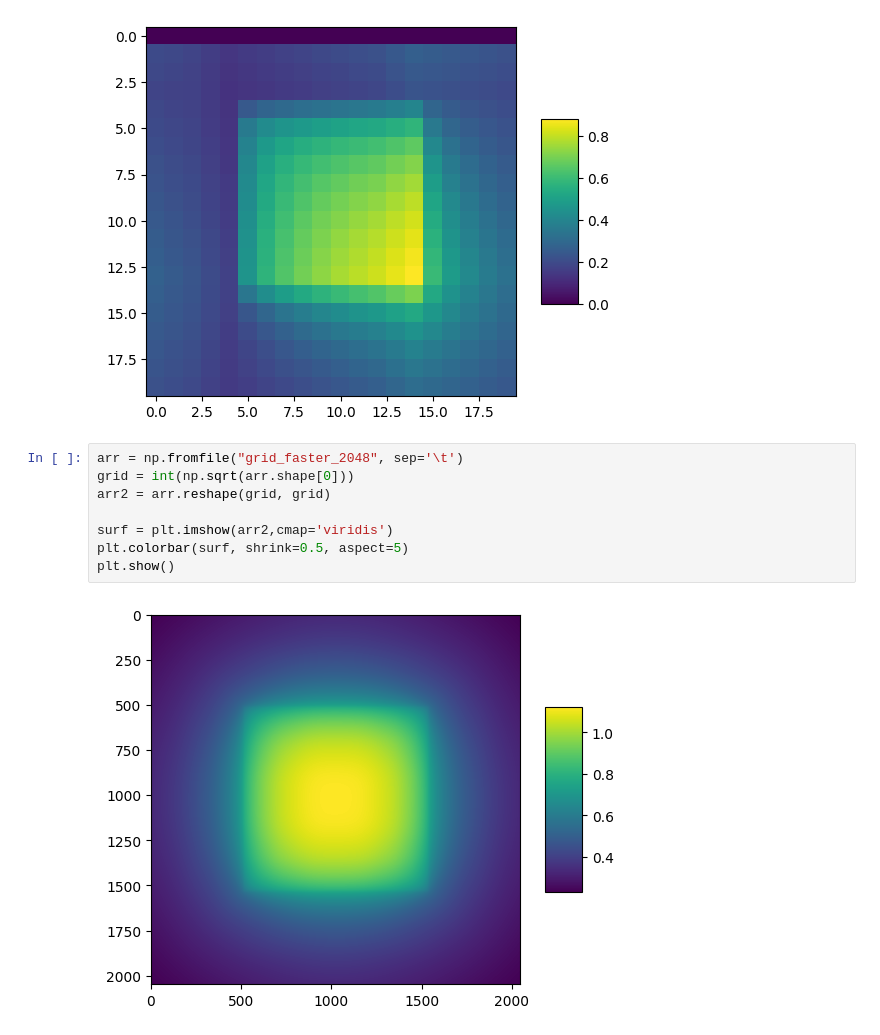
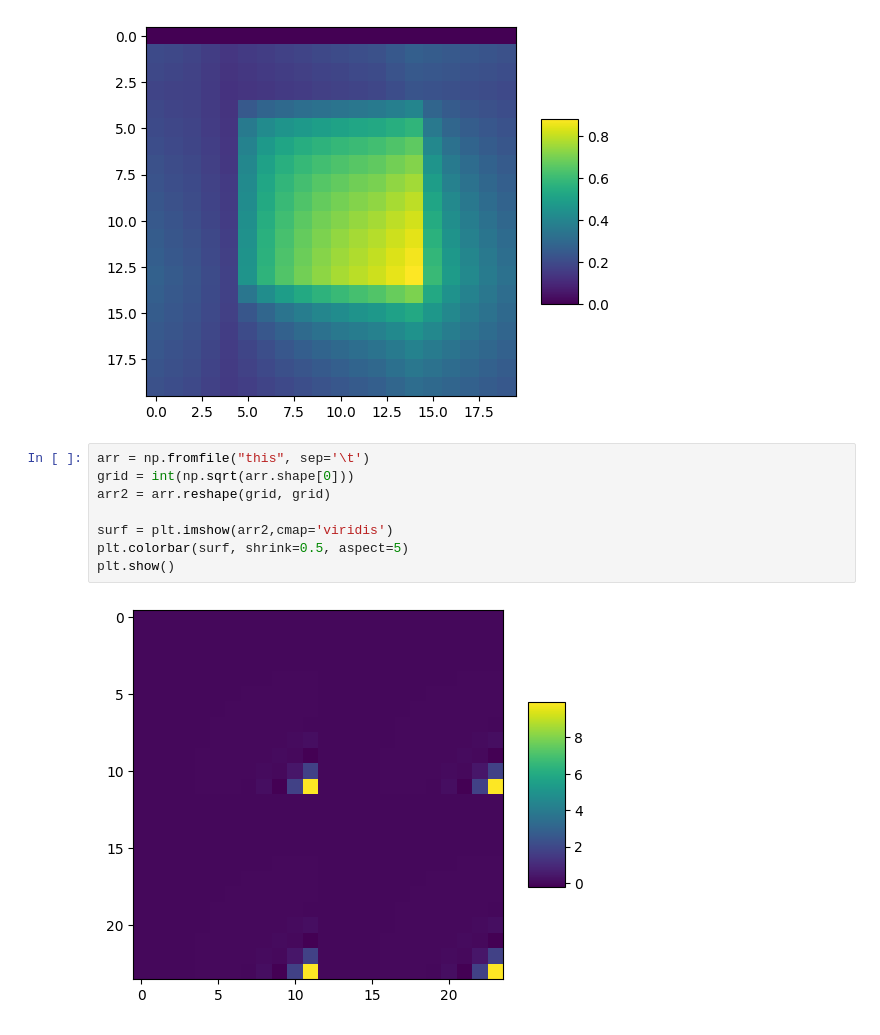
Before and after one commit to SickSmile1/naive-fft-mlms, a Jupyter notebook: results/plotResults.ipynb, the cells around one changed output. Saved outputs shown, nothing was run; the diff lists cells and outputs as text.

```diff
--- a/results/plotResults.ipynb
+++ b/results/plotResults.ipynb
@@ -42,12 +42,12 @@ plt.show()
 # %% [output]
 [figure]
 # %%
-arr = np.fromfile("grid_faster_2048", sep='\t')
+arr = np.fromfile("this", sep='\t')
 grid = int(np.sqrt(arr.shape[0]))
 arr2 = arr.reshape(grid, grid)
 
 surf = plt.imshow(arr2,cmap='viridis')
 plt.colorbar(surf, shrink=0.5, aspect=5)
 plt.show()
 # %% [output]
-[figure, old version]
+[figure, new version]
```
Also changed, not shown: 11 other files.
